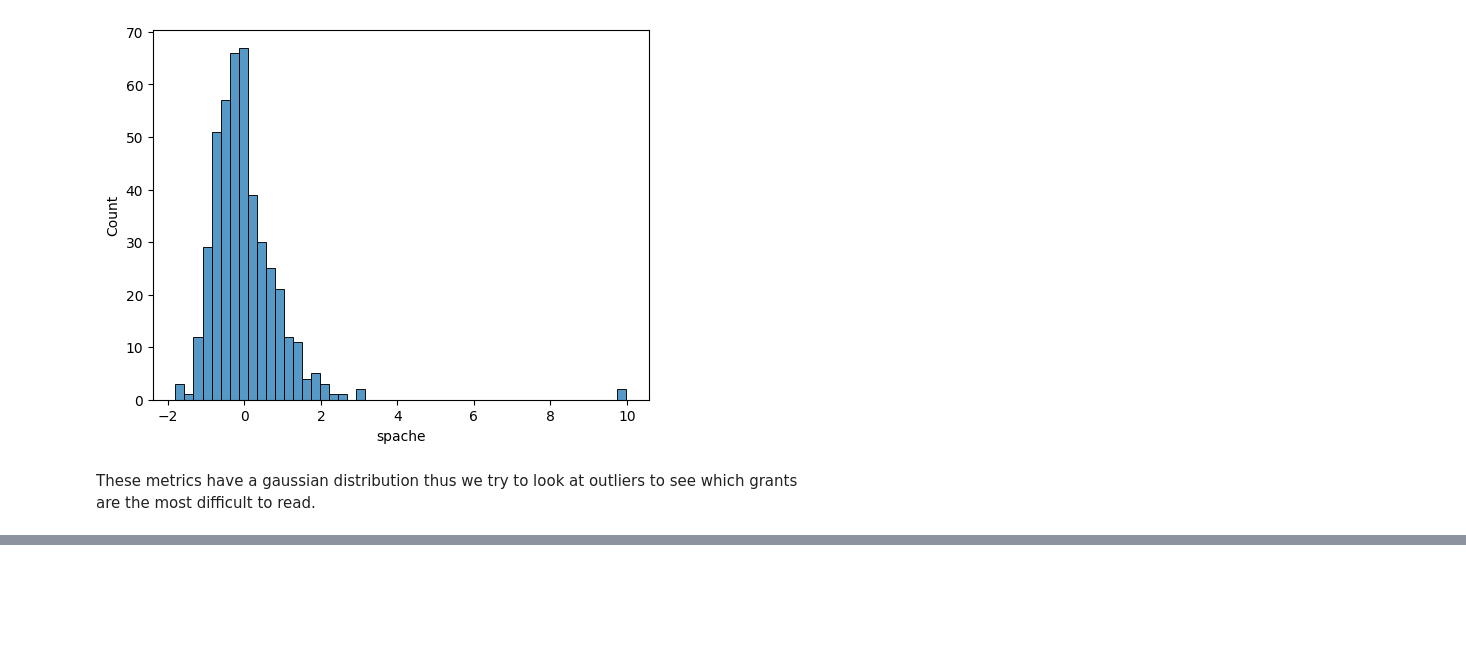
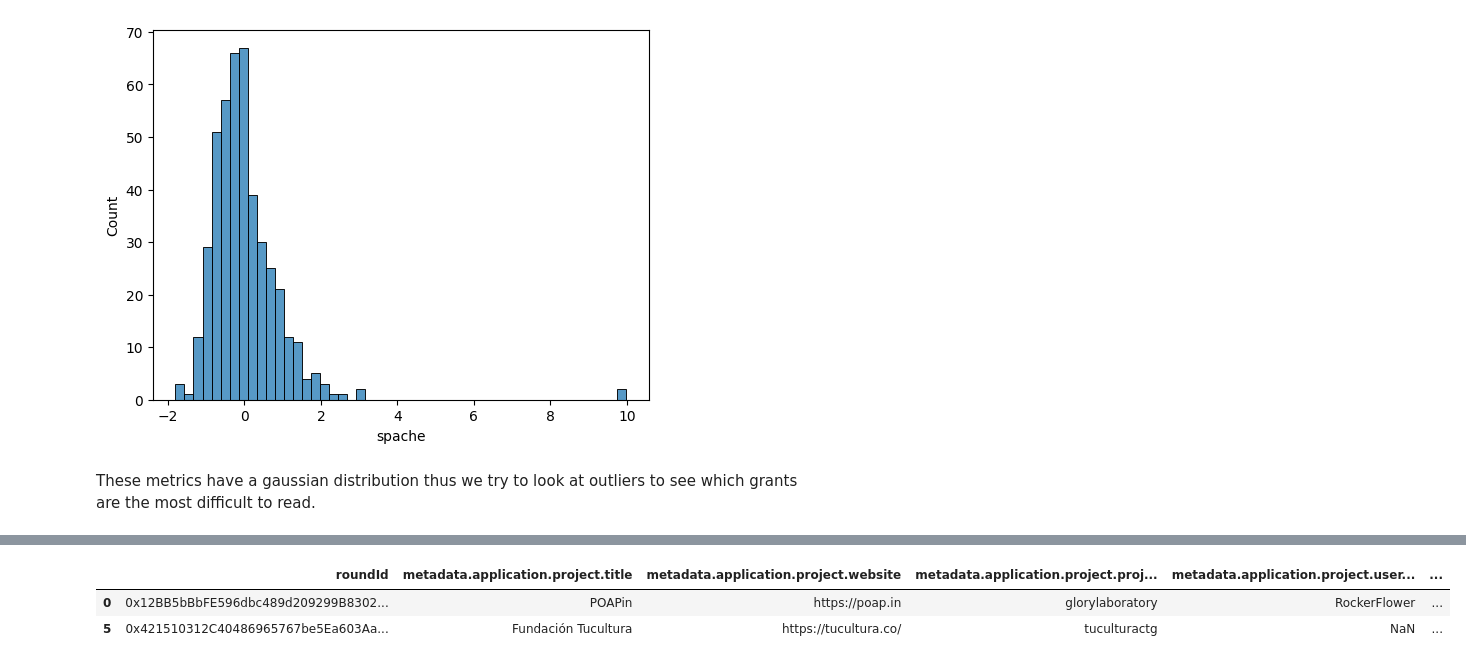
Before and after one commit to poupou-web3/GGR-beta-analysis, a Jupyter notebook: jupyter/29-04-beta-grant-readability.ipynb, the cells around one changed output, grey strips where cells are left out. Cells and saved outputs as stored; diff of their text form; code cells hidden in the pictures; blank space fills up the shorter version.

```diff
--- a/jupyter/29-04-beta-grant-readability.ipynb
+++ b/jupyter/29-04-beta-grant-readability.ipynb
@@ -280,0 +370,25 @@ These metrics have a gaussian distribution thus we try to look at outliers to se
+# %%
+small_colums = ['Round name', 'Total projects', 'roundId', 'metadata.application.project.title', 'metadata.application.project.website', 'metadata.application.project.projectTwitter', 'metadata.application.project.userGithub','metadata.application.project.projectGithub', 'metadata.application.recipient', 'payoutAddress']
+# %%
+df_rounds = pd.read_csv(os.path.join(path_to_data, 'all-rounds.csv'))
+# %%
+def merge_drop_duplicates(df_rounds, df_grant, cols_to_keep):
+    # merge to get the rounds and then drop duplicates but gather the round names in a list
+    df = df_rounds.merge(df_grant, left_on='Round ID', right_on='roundId')[cols_to_keep]
+    agg_rounds = pd.DataFrame(df.groupby('metadata.application.project.title')['Round name'].unique()).reset_index()
+    df.drop('Round name', axis=1, inplace=True)
+    df = df.merge(agg_rounds, on='metadata.application.project.title')
+    df.drop_duplicates(subset=['metadata.application.project.title'], inplace=True)
+    #sort by round name
+    df.sort_values(by=['roundId'], inplace=True)
+    df['numRounds'] = df['Round name'].apply(lambda x: len(x))
+    df.drop('Total projects', axis=1, inplace=True)
+    return df
+# %%
+df_outlier_col = merge_drop_duplicates(df_rounds, df_outliers, small_colums)
+# %%
+df_outlier_col.head(2)
+# %% [output]
+|  | roundId | metadata.application.project.title | metadata.application.project.website | metadata.application.project.proj... | metadata.application.project.user... | ... |
+| 0 | 0x12BB5bBbFE596dbc489d209299B8302... | POAPin | https://poap.in | glorylaboratory | RockerFlower | ... |
+| 5 | 0x421510312C40486965767be5Ea603Aa... | Fundación Tucultura | https://tucultura.co/ | tuculturactg | NaN | ... |
```
Also changed, not shown: parts of 16 cells of this notebook.
